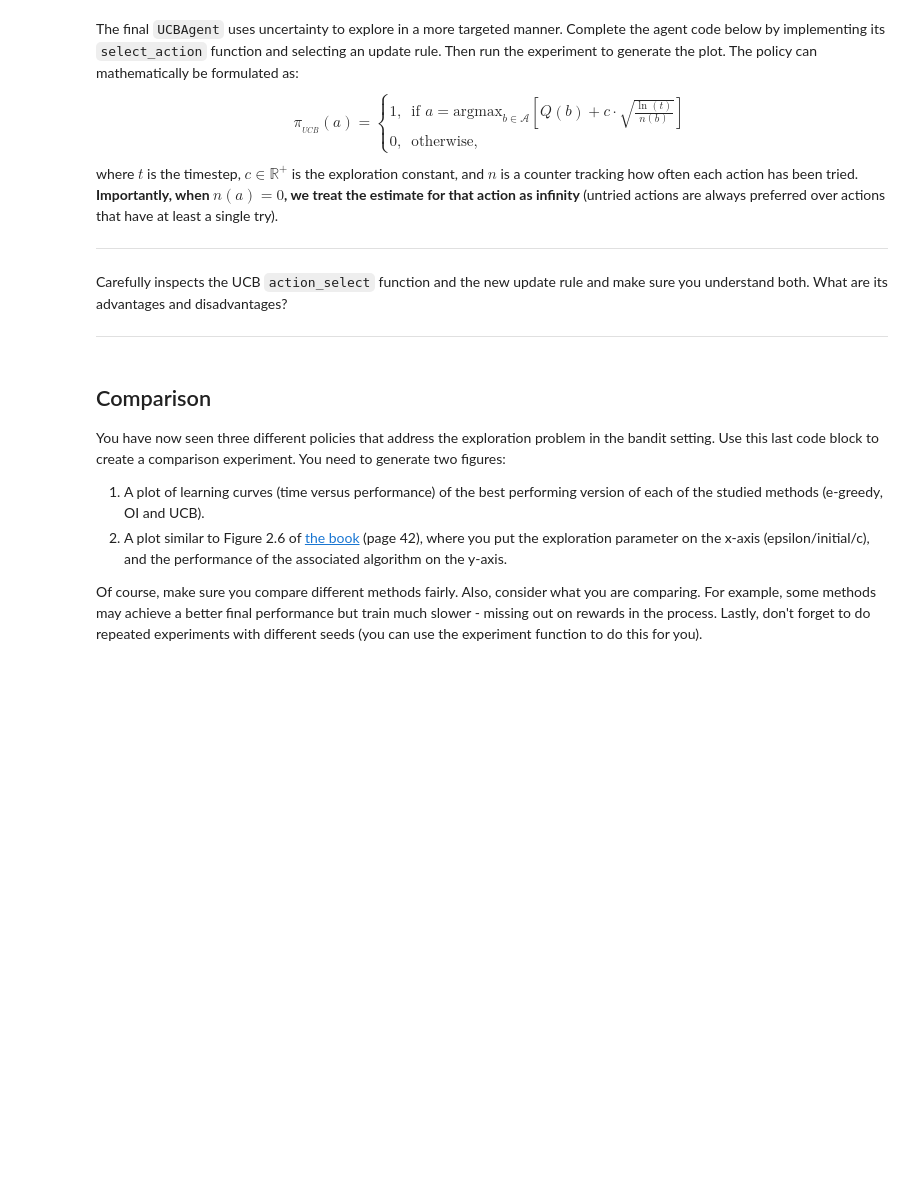
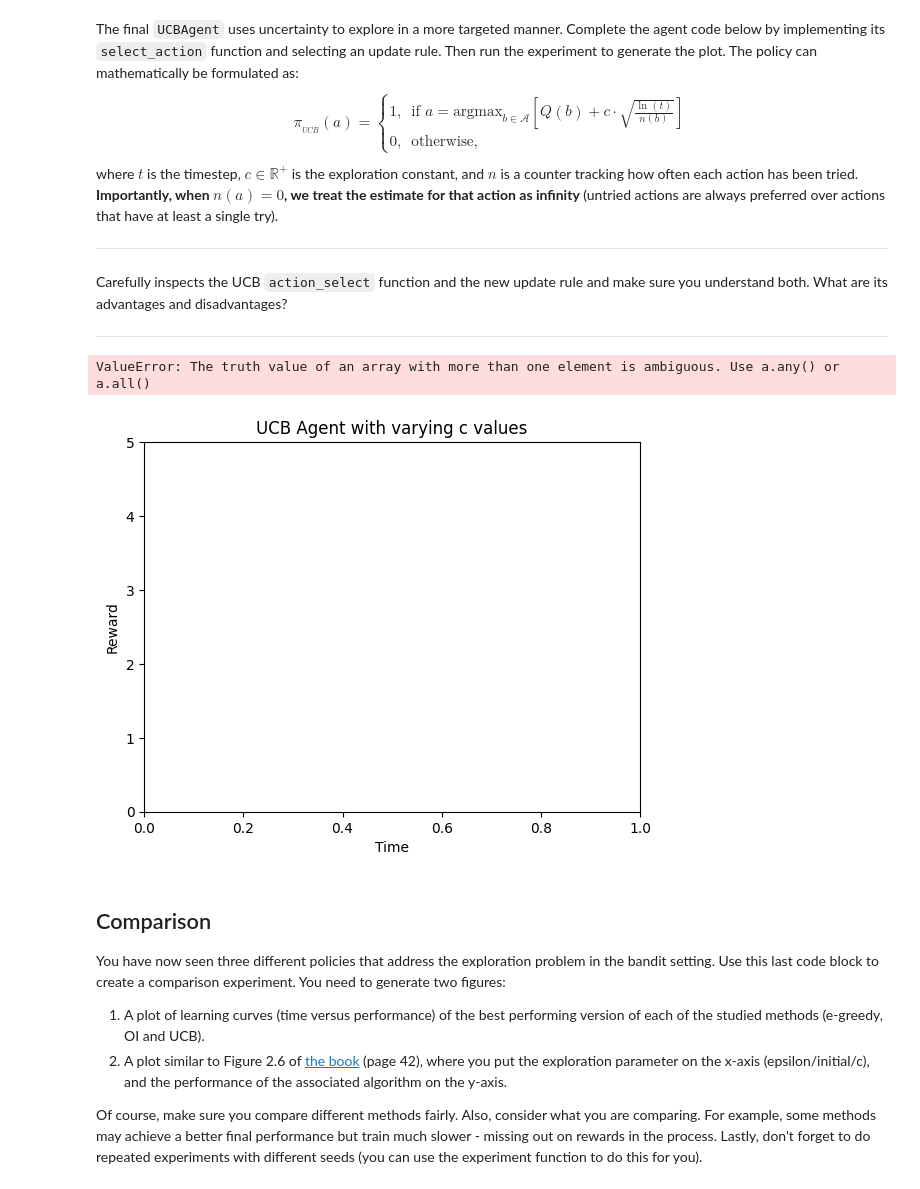
Before and after one commit to kraksys/irl26, a Jupyter notebook: RL_Bachelor_Assignment_1A_(2026).ipynb, the cells around one changed output. Cells and saved outputs as stored; diff of their text form; code cells hidden in the pictures; blank space fills up the shorter version.

```diff
--- a/RL_Bachelor_Assignment_1A_(2026).ipynb
+++ b/RL_Bachelor_Assignment_1A_(2026).ipynb
@@ -462,35 +462,41 @@ Carefully inspects the UCB `action_select` function and the new update rule and
 # %%
 class UCBAgent(Agent):
     def __init__(self, n_actions, c):
         # We initialize an estimated reward for each action and store this in an array.
         self.Q = np.zeros(n_actions)
         self.n_actions = n_actions
 
         self.c = c
         self.n = np.zeros(n_actions) # Counter for how often actions are tried
 
     def select_action(self, t):
         """ Select an action """
-
-        raise NotImplementedError()
+        t = t if t else 1
+        Qn = self.Q + self.c * np.sqrt(np.log(t) / (self.n if self.n else np.inf))
+        #action = 1 if np.argmax(self.Q + self.c * np.sqrt(np.log(t) / (self.n if self.n else np.inf))) else 0
+        action = np.argmax(Qn)
 
         return action
 
     def update_Q(self, action, observed_reward):
         """ After performing actions, update our current knowledge """
 
-        raise NotImplementedError()
+        self.n[action] += 1
 
+        self.Q[action] += (observed_reward - self.Q[action]) / self.n[action]
 c_list = [0.01, 0.5, 1.0, 2.0, 5.0, 10.0]
 
 plot = LearningCurvePlot("UCB Agent with varying c values")
 for c in c_list:
     experiment(
         plot,
         agent_class=UCBAgent,
         label=f"c: {c}",
         c=c,
     )
+# %% [output]
+ValueError: The truth value of an array with more than one element is ambiguous. Use a.any() or a.all()
+[figure, added]
 # %% [markdown]
 ## Comparison
 
```
